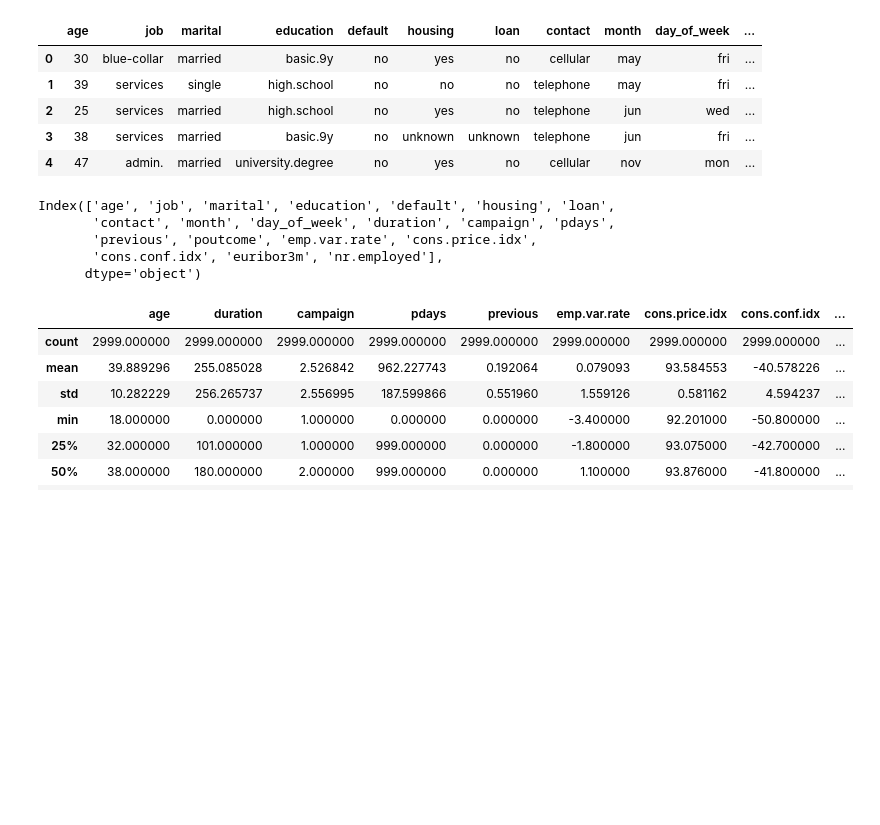
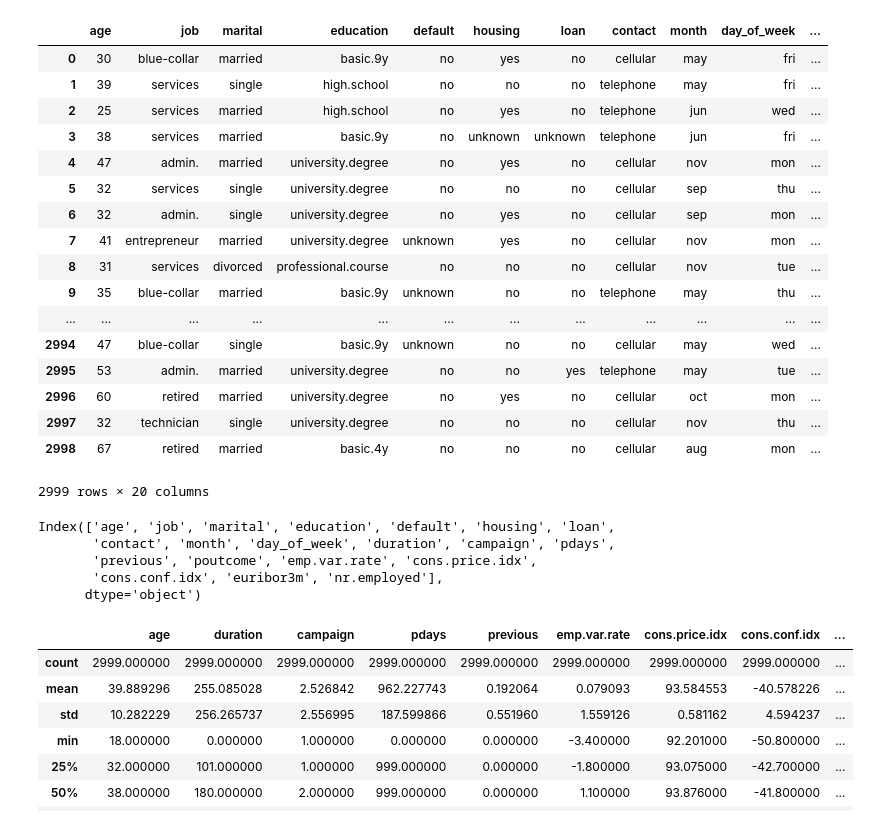
Before and after one commit to iguit0/Machine-Learning, a Jupyter notebook: marketing/marketing.ipynb, the cells around one changed output. Cells and saved outputs as stored; diff of their text form; code cells hidden in the pictures; blank space fills up the shorter version.

```diff
--- a/marketing/marketing.ipynb
+++ b/marketing/marketing.ipynb
@@ -1,29 +1,41 @@
 # %%
 # bibliotecas úteis
 import pandas as pd
 import numpy as np
 import matplotlib.pyplot as plt
 
 # importando dados
 dataset = pd.read_csv("data/dados.csv")
 
 # mostrando primeiros dados e suas colunas
-display(dataset.head())
+display(dataset)
 
 # mostrando colunas
 display(dataset.columns)
 # %% [output]
 |  | age | job | marital | education | default | housing | loan | contact | month | day_of_week | ... |
 | 0 | 30 | blue-collar | married | basic.9y | no | yes | no | cellular | may | fri | ... |
 | 1 | 39 | services | single | high.school | no | no | no | telephone | may | fri | ... |
 | 2 | 25 | services | married | high.school | no | yes | no | telephone | jun | wed | ... |
 | 3 | 38 | services | married | basic.9y | no | unknown | unknown | telephone | jun | fri | ... |
 | 4 | 47 | admin. | married | university.degree | no | yes | no | cellular | nov | mon | ... |
+| 5 | 32 | services | single | university.degree | no | no | no | cellular | sep | thu | ... |
+| 6 | 32 | admin. | single | university.degree | no | yes | no | cellular | sep | mon | ... |
+| 7 | 41 | entrepreneur | married | university.degree | unknown | yes | no | cellular | nov | mon | ... |
+| 8 | 31 | services | divorced | professional.course | no | no | no | cellular | nov | tue | ... |
+| 9 | 35 | blue-collar | married | basic.9y | unknown | no | no | telephone | may | thu | ... |
+| ... | ... | ... | ... | ... | ... | ... | ... | ... | ... | ... | ... |
+| 2994 | 47 | blue-collar | single | basic.9y | unknown | no | no | cellular | may | wed | ... |
+| 2995 | 53 | admin. | married | university.degree | no | no | yes | telephone | may | tue | ... |
+| 2996 | 60 | retired | married | university.degree | no | yes | no | cellular | oct | mon | ... |
+| 2997 | 32 | technician | single | university.degree | no | no | no | cellular | nov | thu | ... |
+| 2998 | 67 | retired | married | basic.4y | no | no | no | cellular | aug | mon | ... |
-Index(['age', 'job', 'marital', 'education', 'default', 'housing', 'loan',
-       'contact', 'month', 'day_of_week', 'duration', 'campaign', 'pdays',
-       'previous', 'poutcome', 'emp.var.rate', 'cons.price.idx',
-       'cons.conf.idx', 'euribor3m', 'nr.employed'],
-      dtype='object')
+2999 rows × 20 columns
+Index(['age', 'job', 'marital', 'education', 'default', 'housing', 'loan',
+       'contact', 'month', 'day_of_week', 'duration', 'campaign', 'pdays',
+       'previous', 'poutcome', 'emp.var.rate', 'cons.price.idx',
+       'cons.conf.idx', 'euribor3m', 'nr.employed'],
+      dtype='object')
 # %%
 # retornar os dados estatisticos da base (apenas numericos)
 dataset.describe()
```
Also changed, not shown: parts of 2 cells of this notebook.
